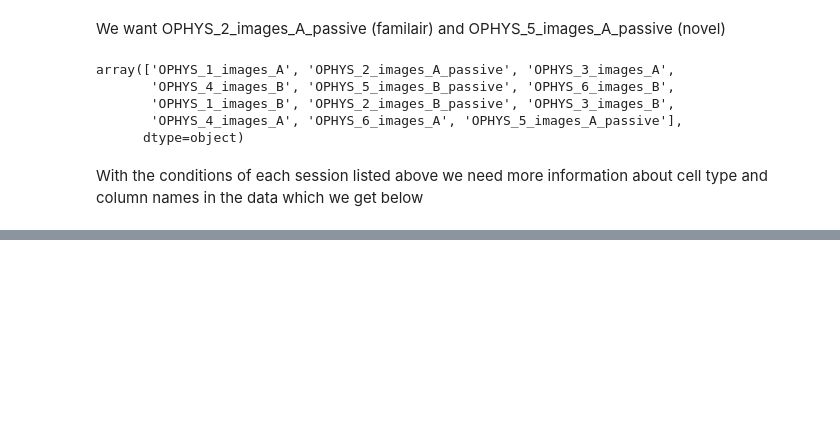
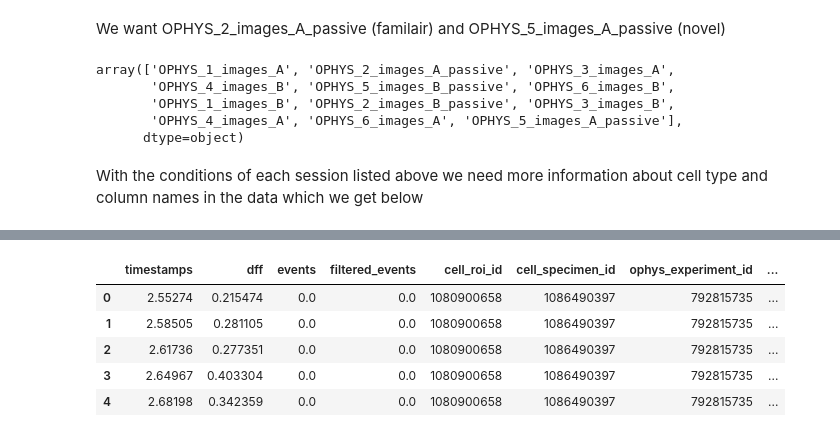
Before and after one commit to michellemtf/NeuromatchProject, a Jupyter notebook: DataForPlasticityProject.ipynb, the cells around one changed output, grey strips where cells are left out. Drawn from its saved outputs; the diff is of its cells as text; code cells hidden in the pictures; blank space fills up the shorter version.

```diff
--- a/DataForPlasticityProject.ipynb
+++ b/DataForPlasticityProject.ipynb
@@ -268,0 +127,10 @@ NOTE TO SELF we have loaded the data, the stimulus info and have the cell ids we
+# %%
+# Dictionary with session types
+session_type = {'familiar_active': ['OPHYS_0', 'OPHYS_1', 'OPHYS_2', 'OPHYS_3'],
+                'novel_active':    ['OPHYS_4', 'OPHYS_5', 'OPHYS_6'],
+                'familiar_pasive': ['OPHYS_2_images_A_passive'],
+                'novel_pasive':    ['OPHYS_5_images_A_passive','OPHYS_5_images_B_passive']} # note: I think "OPHYS_5_images_B_passive" is novel, but not sure
+
+cre_line_type = ['Sst-IRES-Cre', 'Vip-IRES-Cre', 'Slc17a7-IRES2-Cre']
+
+print(f'*Ophys session types in the current dataset:*\n\n {ophys_session_table.session_type.unique()}',)
@@ -268,0 +258,12 @@ NOTE TO SELF we have loaded the data, the stimulus info and have the cell ids we
+# %%
+fam_single_cell_timeseries = fam_experiment_neural_data.query('cell_specimen_id == @cell_id')
+nov_single_cell_timeseries = nov_experiment_neural_data.query('cell_specimen_id == @cell_id')
+fam_single_cell_timeseries.head(5)
+# nov_single_cell_timeseries.head(5)
+# %% [output]
+|  | timestamps | dff | events | filtered_events | cell_roi_id | cell_specimen_id | ophys_experiment_id | ... |
+| 0 | 2.55274 | 0.215474 | 0.0 | 0.0 | 1080900658 | 1086490397 | 792815735 | ... |
+| 1 | 2.58505 | 0.281105 | 0.0 | 0.0 | 1080900658 | 1086490397 | 792815735 | ... |
+| 2 | 2.61736 | 0.277351 | 0.0 | 0.0 | 1080900658 | 1086490397 | 792815735 | ... |
+| 3 | 2.64967 | 0.403304 | 0.0 | 0.0 | 1080900658 | 1086490397 | 792815735 | ... |
+| 4 | 2.68198 | 0.342359 | 0.0 | 0.0 | 1080900658 | 1086490397 | 792815735 | ... |
```
Also changed, not shown: parts of 44 cells of this notebook.
